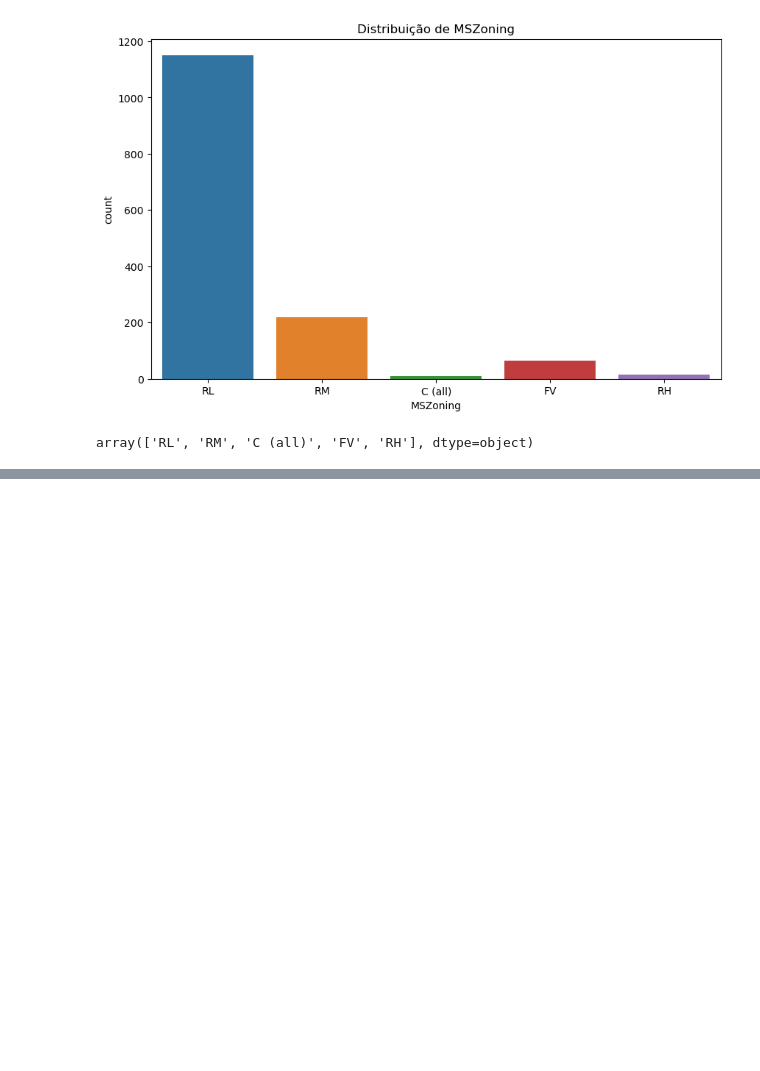
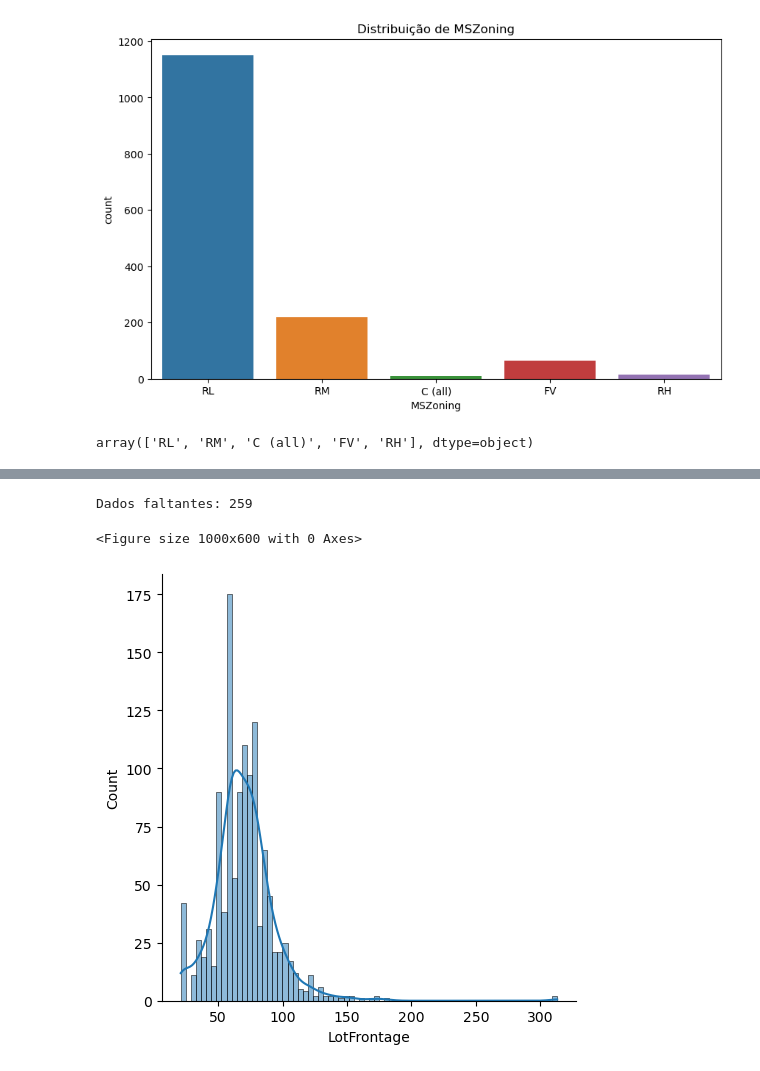
Before and after one commit to jherfson/pratica_House_Prices, a Jupyter notebook: teste_house.ipynb, the cells around one changed output, grey strips where cells are left out. Cells and saved outputs as stored; diff of their text form; code cells hidden in the pictures; blank space fills up the shorter version.

```diff
--- a/teste_house.ipynb
+++ b/teste_house.ipynb
@@ -161,0 +209,11 @@ array(['RL', 'RM', 'C (all)', 'FV', 'RH'], dtype=object)
+# %%
+print(f'Dados faltantes: {train_df.LotFrontage.isnull().sum()}')
+# %% [output]
+Dados faltantes: 259
+# %%
+plt.figure(figsize=(10, 6))
+sns.displot(train_df['LotFrontage'], kde=True, kind='hist')
+plt.show()
+# %% [output]
+<Figure size 1000x600 with 0 Axes>
+[figure, added]
```
Also changed, not shown: parts of 16 cells of this notebook.
